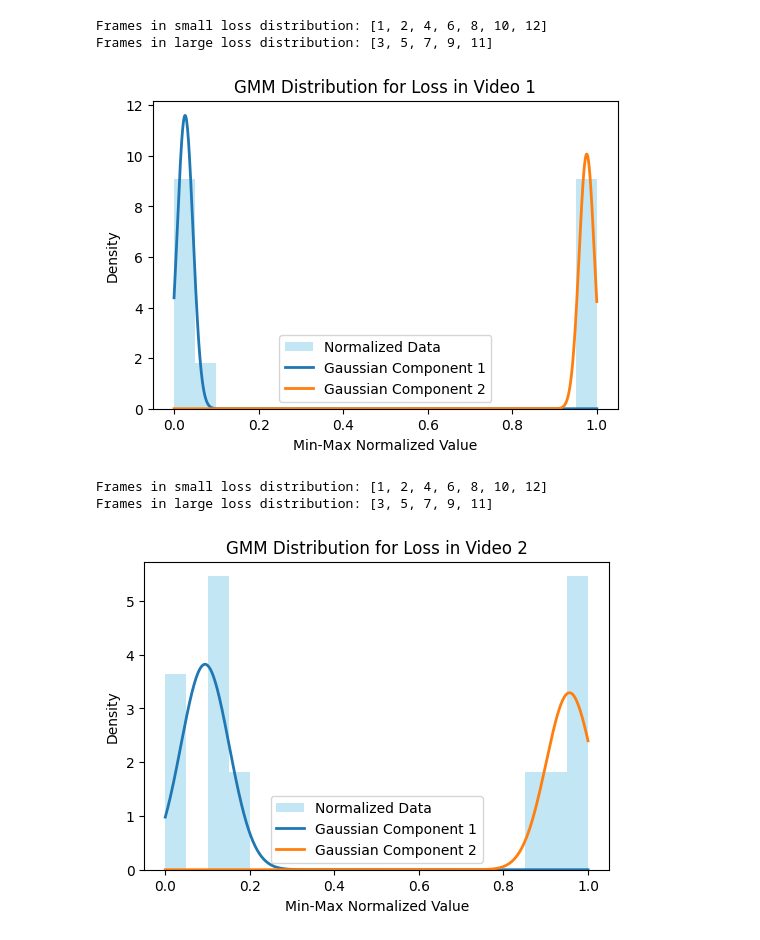
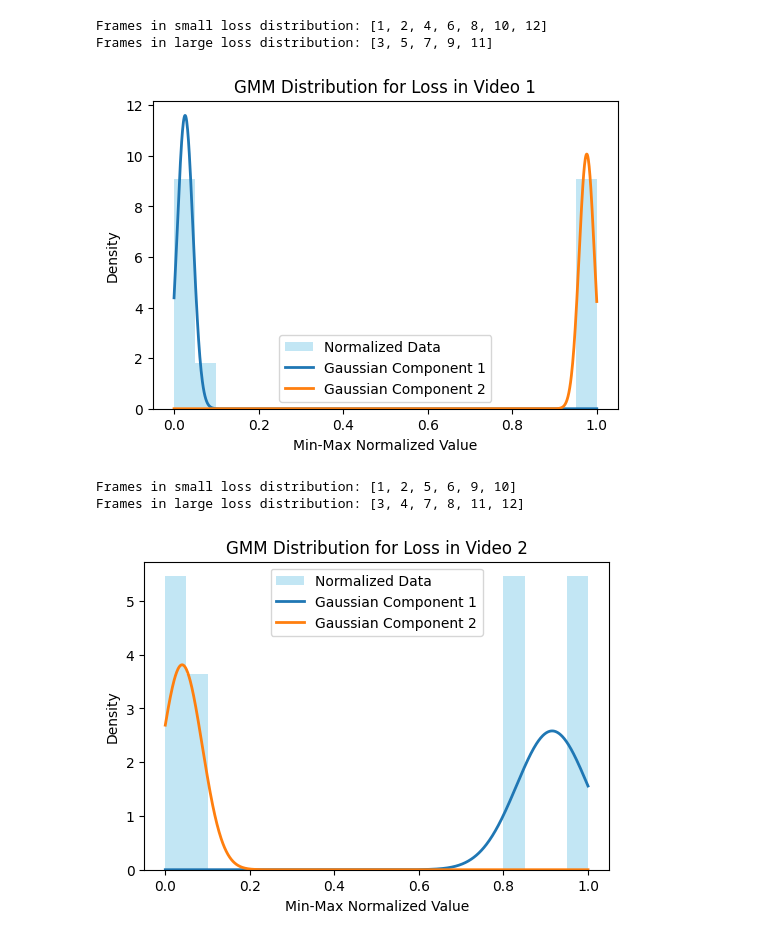
Before and after one commit to ac-freeman/GSVC, a Jupyter notebook: exp/GMM_exp/draw.ipynb, the cells around one changed output. Saved outputs shown, nothing was run; the diff lists cells and outputs as text; code cells hidden in the pictures.

```diff
--- a/exp/GMM_exp/draw.ipynb
+++ b/exp/GMM_exp/draw.ipynb
@@ -151,7 +151,7 @@ for file_path, title in file_info.items():
     small_loss_frames = [frames[0]]  # 将第一帧添加到 small_loss_frames
     large_loss_frames=[]
     for frame, prob in zip(frames[1:], probabilities):
-        if prob[large_component]>1-(1e-5):
+        if prob[large_component]>1-(1e-6):
             large_loss_frames.append(frame)
         else:
             small_loss_frames.append(frame)
@@ -237,7 +237,7 @@ for file_path, title in file_info.items():
     small_loss_frames = [frames[0]]  # 将第一帧添加到 small_loss_frames
     large_loss_frames=[]
     for frame, prob in zip(frames[1:], probabilities):
-        if prob[large_component]>1-(1e-5):
+        if prob[large_component]>1-(1e-6):
             large_loss_frames.append(frame)
         else:
             small_loss_frames.append(frame)
@@ -247,33 +247,33 @@ for file_path, title in file_info.items():
 
     # Generate distribution plots
     x = np.linspace(min(values[1:]), max(values[1:]), 1000).reshape(-1, 1)
     # log_prob = gmm.score_samples(x)
     # pdf = np.exp(log_prob)  # Compute overall GMM probability density function
 
     plt.figure(figsize=(6, 4))
     plt.hist(gmm_data, bins=20, density=True, alpha=0.5, color='skyblue', label='Normalized Data')
     # plt.plot(x, pdf, color='red', linewidth=2, label='Overall GMM Distribution')
 
     # Plot each Gaussian component separately
     means = gmm.means_.flatten()
     covariances = gmm.covariances_.flatten()
     weights = gmm.weights_.flatten()
 
     for i in range(2):  # Plot each Gaussian component
         mean = means[i]
         std_dev = np.sqrt(covariances[i])
         component_pdf = weights[i] * (1 / (std_dev * np.sqrt(2 * np.pi))) * np.exp(-0.5 * ((x - mean) / std_dev) ** 2)
         plt.plot(x, component_pdf, linewidth=2, label=f'Gaussian Component {i+1}')
 
     plt.xlabel("Min-Max Normalized Value")
     plt.ylabel("Density")
     plt.title(f"GMM Distribution for {title}")
     plt.legend()
     plt.show()
 # %% [output]
 Frames in small loss distribution: [1, 2, 4, 6, 8, 10, 12]
 Frames in large loss distribution: [3, 5, 7, 9, 11]
 [figure]
-Frames in small loss distribution: [1, 2, 4, 6, 8, 10, 12]
-Frames in large loss distribution: [3, 5, 7, 9, 11]
+Frames in small loss distribution: [1, 2, 5, 6, 9, 10]
+Frames in large loss distribution: [3, 4, 7, 8, 11, 12]
-[figure, old version]
+[figure, new version]
```
Also changed, not shown: parts of 3 cells of this notebook, 15 other files.
